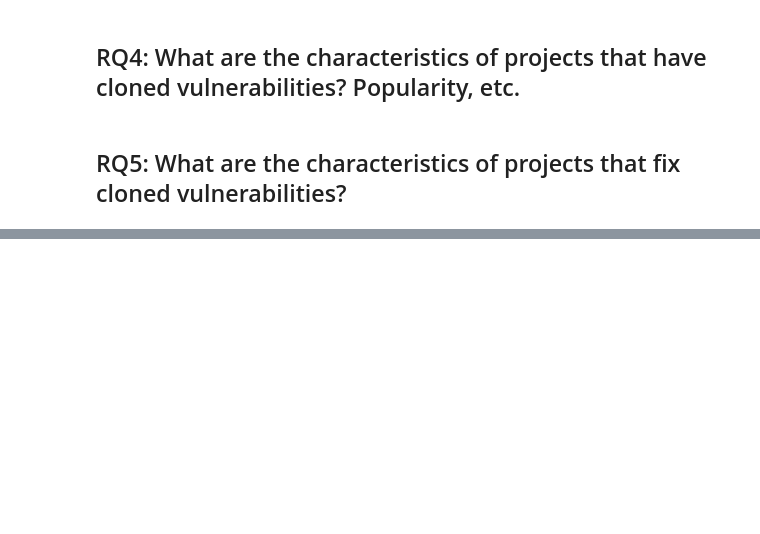
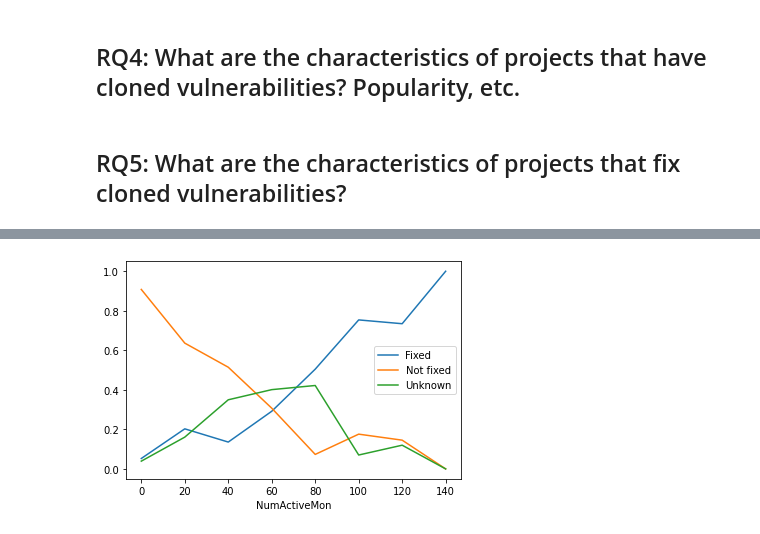
Before and after one commit to woc-hack/kjd, a Jupyter notebook: Data analysis.ipynb, the cells around one changed output, grey strips where cells are left out. Cells and saved outputs as stored; diff of their text form; code cells hidden in the pictures; blank space fills up the shorter version.

```diff
--- a/Data analysis.ipynb
+++ b/Data analysis.ipynb
@@ -271,0 +835,4 @@ __Answer__: 50% of the cloned vulnerabilities that are fixed are fixed within a
+# %%
+plotByValueIncreasing("NumActiveMon", 20, df, 150, True)
+# %% [output]
+[figure, added]
```
Also changed, not shown: parts of 57 cells of this notebook.
